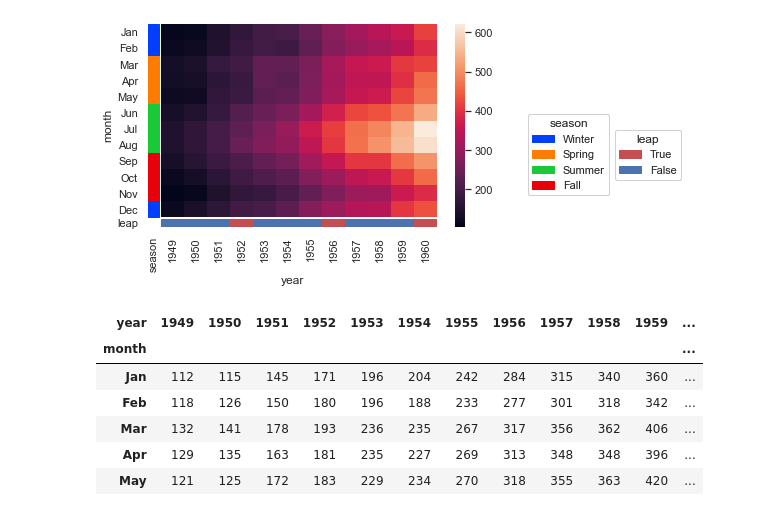
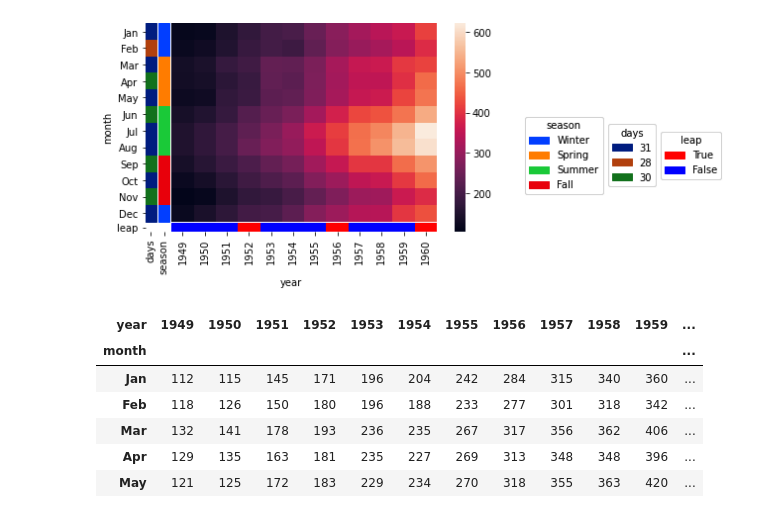
Before and after one commit to mourisl/heatmapannot, a Jupyter notebook: dev.ipynb, the cells around one changed output. Cells and saved outputs as stored; diff of their text form; code cells hidden in the pictures.

```diff
--- a/dev.ipynb
+++ b/dev.ipynb
@@ -11,25 +11,33 @@ from heatmapannot import heatmapannot
 %load_ext autoreload
 %autoreload 2
 # %%
-#import seaborn
+import matplotlib.pyplot as plt
 import seaborn as sns
+from heatmapannot import heatmapannot
 
 #load "flights" dataset
 df = sns.load_dataset("flights")
+
+# Add some features to month and year
 monthToSeason = {"Jan":"Winter", "Feb":"Winter", "Mar":"Spring", "Apr":"Spring", "May":"Spring",
                 "Jun":"Summer", "Jul":"Summer", "Aug":"Summer", "Sep":"Fall", "Oct":"Fall", "Nov":"Fall",
                 "Dec":"Winter"}
+monthToDays = {"Jan":31, "Feb":28, "Mar":31, "Apr":30, "May":31,
+                "Jun":30, "Jul":31, "Aug":31, "Sep":30, "Oct":31, "Nov":30,
+                "Dec":31}
 df["season"] = df["month"].map(monthToSeason)
+df["days"] = df["month"].map(monthToDays)
 df["leap"] = df["year"].map(lambda x: x%4==0)
 heatmapdf = df.pivot("month", "year", "passengers")
 
+# Plot the heatmap
 sns.heatmap(heatmapdf)
 heatmapannot.AddHeatmapAnnot(data=df, heatmap_row="month", heatmap_col="year",
-                            row_features = ["season"], col_features = ["leap"],
-                            row_palettes = ["bright"], col_colormaps = [{True:"r", False:"b"}])
+                            row_features = ["season", "days"], col_features = ["leap"],
+                            row_palettes = ["bright", "dark"], col_colormaps = [{True:"r", False:"b"}])
 plt.tight_layout()
 # %% [output]
-[figure, old version]
+[figure, new version]
 # %%
 df
 # %% [output]
```
Also changed, not shown: 1 other file.
